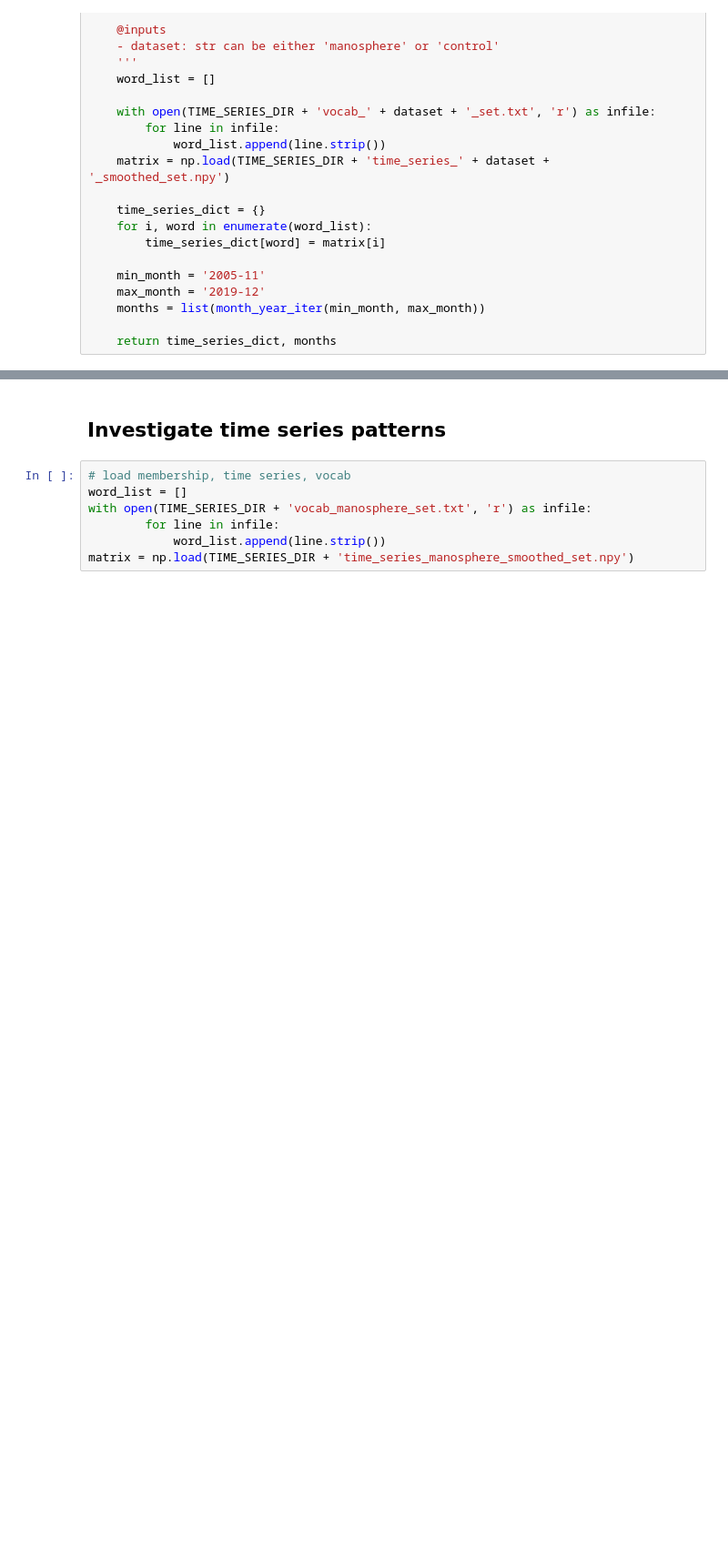
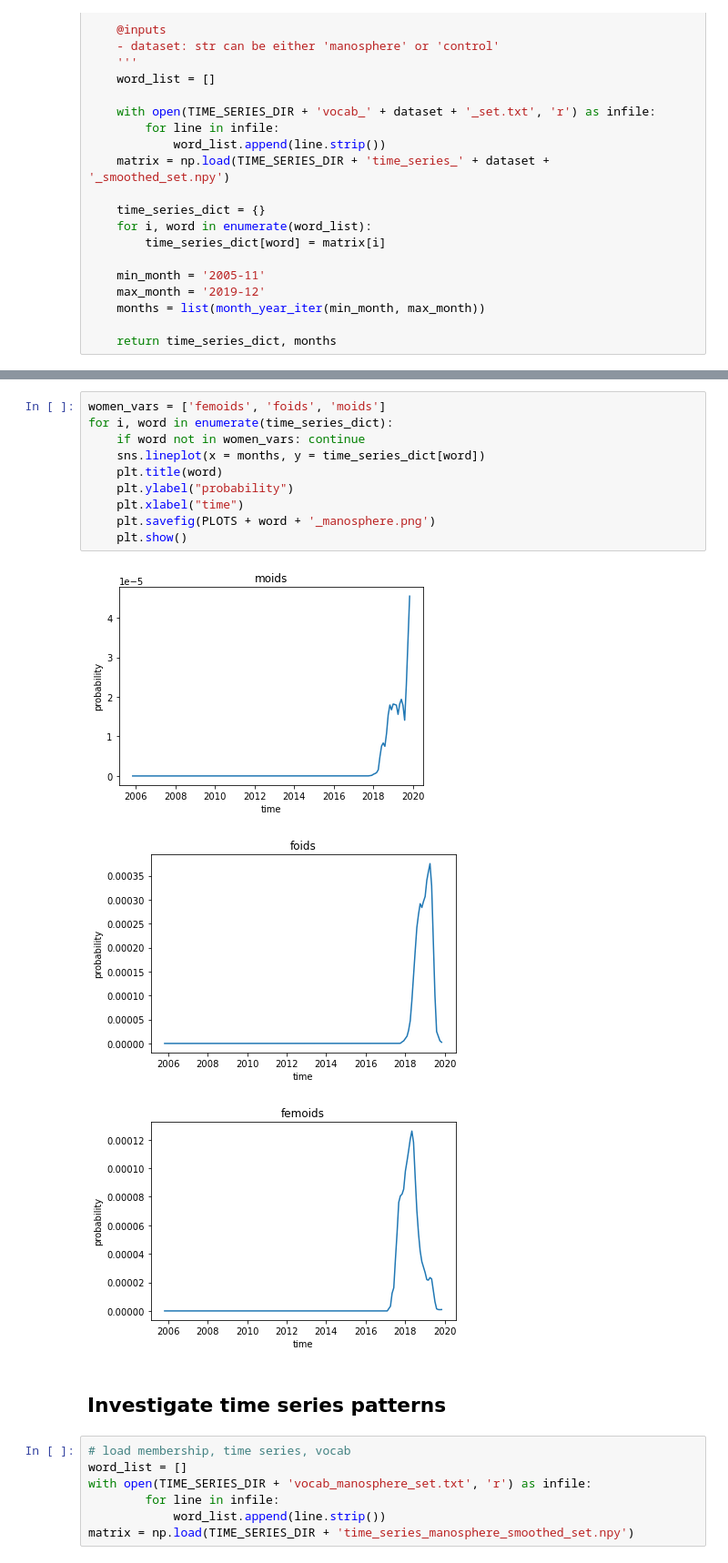
Before and after one commit to lucy3/context_semantic_axes, a Jupyter notebook: code/time_series_plots.ipynb, the cells around one changed output, grey strips where cells are left out. Shown at 91% size. Drawn from its saved outputs; the diff is of its cells as text; blank space fills up the shorter version.

```diff
--- a/code/time_series_plots.ipynb
+++ b/code/time_series_plots.ipynb
@@ -99,6 +95,20 @@ To register the converters:
 [figure]
 [figure]
 [figure]
+# %%
+women_vars = ['femoids', 'foids', 'moids']
+for i, word in enumerate(time_series_dict):
+    if word not in women_vars: continue
+    sns.lineplot(x = months, y = time_series_dict[word])
+    plt.title(word)
+    plt.ylabel("probability")
+    plt.xlabel("time")
+    plt.savefig(PLOTS + word + '_manosphere.png')
+    plt.show()
+# %% [output]
+[figure, added]
+[figure, added]
+[figure, added]
 # %% [markdown]
 ## Investigate time series patterns
 # %%
```
Also changed, not shown: parts of 1 cell of this notebook, 4 other files.
